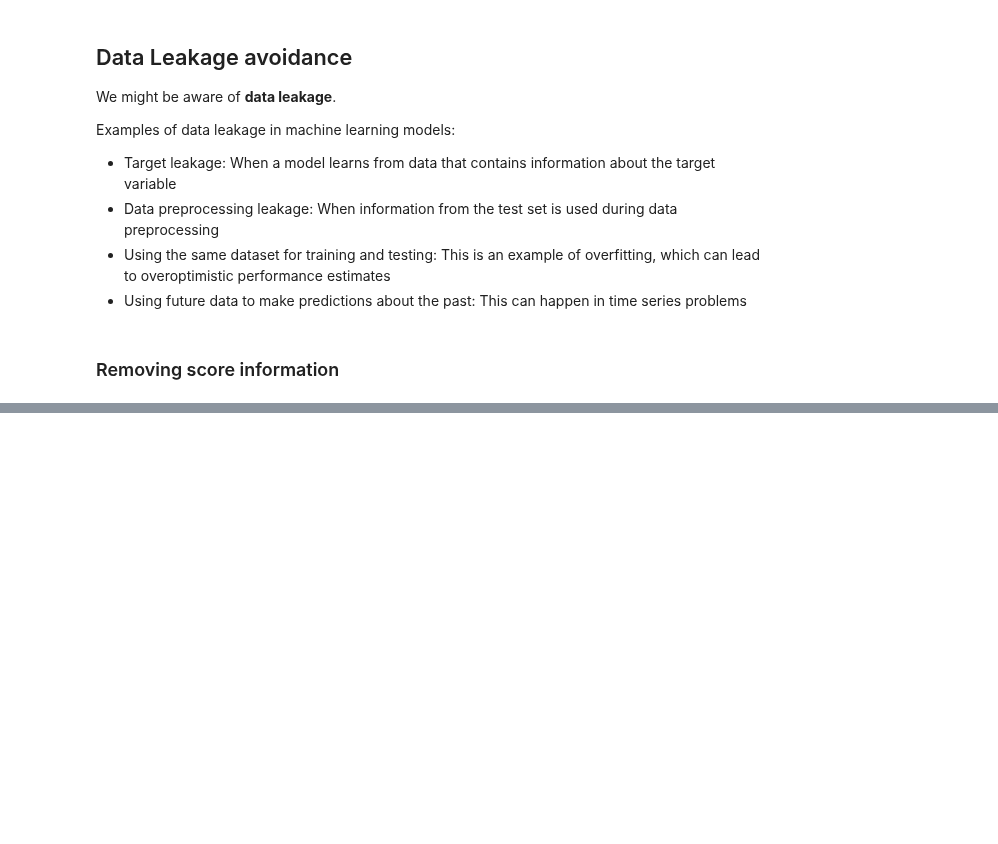
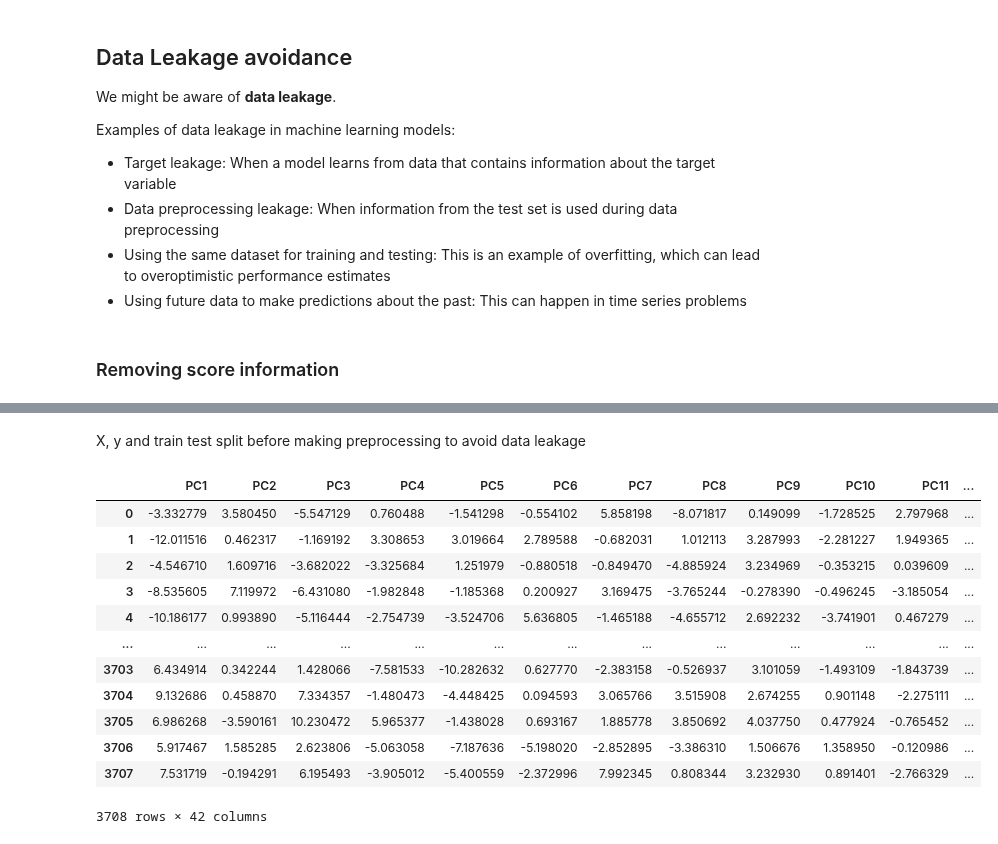
Before and after one commit to rafabandoni/nfl-predict, a Jupyter notebook: notebooks/02_nfl_predict_class.ipynb, the cells around one changed output, grey strips where cells are left out. Drawn from its saved outputs; the diff is of its cells as text; code cells hidden in the pictures; blank space fills up the shorter version.

Commit message:
made a few comments regargins next steps, will split this notebook after finish feature engineering

```diff
--- a/notebooks/02_nfl_predict_class.ipynb
+++ b/notebooks/02_nfl_predict_class.ipynb
@@ -145,0 +155,40 @@ Examples of data leakage in machine learning models:
+# %% [markdown]
+X, y and train test split before making preprocessing to avoid data leakage
+# %%
+X = featured_df.select_dtypes(include='number')
+X.dropna(inplace=True)
+# %%
+# Mean
+X_mean = X.mean()
+
+# Standard deviation
+X_std = X.std()
+
+# Standardization
+Z = (X - X_mean) / X_std
+# %%
+
+pca = PCA(n_components=0.7)
+pca.fit(Z)
+x_pca = pca.transform(Z)
+
+# Create the dataframe
+df_pca1 = pd.DataFrame(x_pca,
+                       columns=['PC{}'.
+                       format(i+1)
+                        for i in range(len(pca.components_))])
+df_pca1
+# %% [output]
+|  | PC1 | PC2 | PC3 | PC4 | PC5 | PC6 | PC7 | PC8 | PC9 | PC10 | PC11 | ... |
+| 0 | -3.332779 | 3.580450 | -5.547129 | 0.760488 | -1.541298 | -0.554102 | 5.858198 | -8.071817 | 0.149099 | -1.728525 | 2.797968 | ... |
+| 1 | -12.011516 | 0.462317 | -1.169192 | 3.308653 | 3.019664 | 2.789588 | -0.682031 | 1.012113 | 3.287993 | -2.281227 | 1.949365 | ... |
+| 2 | -4.546710 | 1.609716 | -3.682022 | -3.325684 | 1.251979 | -0.880518 | -0.849470 | -4.885924 | 3.234969 | -0.353215 | 0.039609 | ... |
+| 3 | -8.535605 | 7.119972 | -6.431080 | -1.982848 | -1.185368 | 0.200927 | 3.169475 | -3.765244 | -0.278390 | -0.496245 | -3.185054 | ... |
+| 4 | -10.186177 | 0.993890 | -5.116444 | -2.754739 | -3.524706 | 5.636805 | -1.465188 | -4.655712 | 2.692232 | -3.741901 | 0.467279 | ... |
+| ... | ... | ... | ... | ... | ... | ... | ... | ... | ... | ... | ... | ... |
+| 3703 | 6.434914 | 0.342244 | 1.428066 | -7.581533 | -10.282632 | 0.627770 | -2.383158 | -0.526937 | 3.101059 | -1.493109 | -1.843739 | ... |
+| 3704 | 9.132686 | 0.458870 | 7.334357 | -1.480473 | -4.448425 | 0.094593 | 3.065766 | 3.515908 | 2.674255 | 0.901148 | -2.275111 | ... |
+| 3705 | 6.986268 | -3.590161 | 10.230472 | 5.965377 | -1.438028 | 0.693167 | 1.885778 | 3.850692 | 4.037750 | 0.477924 | -0.765452 | ... |
+| 3706 | 5.917467 | 1.585285 | 2.623806 | -5.063058 | -7.187636 | -5.198020 | -2.852895 | -3.386310 | 1.506676 | 1.358950 | -0.120986 | ... |
+| 3707 | 7.531719 | -0.194291 | 6.195493 | -3.905012 | -5.400559 | -2.372996 | 7.992345 | 0.808344 | 3.232930 | 0.891401 | -2.766329 | ... |
+3708 rows × 42 columns
```
Also changed, not shown: parts of 3 cells of this notebook.
